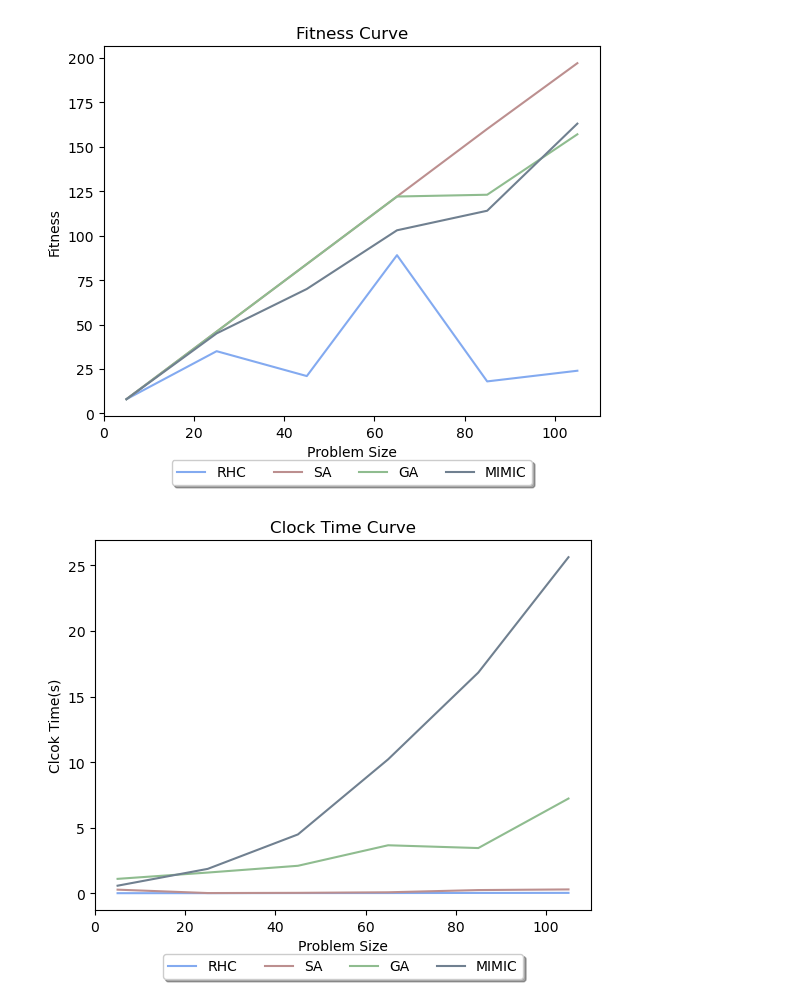
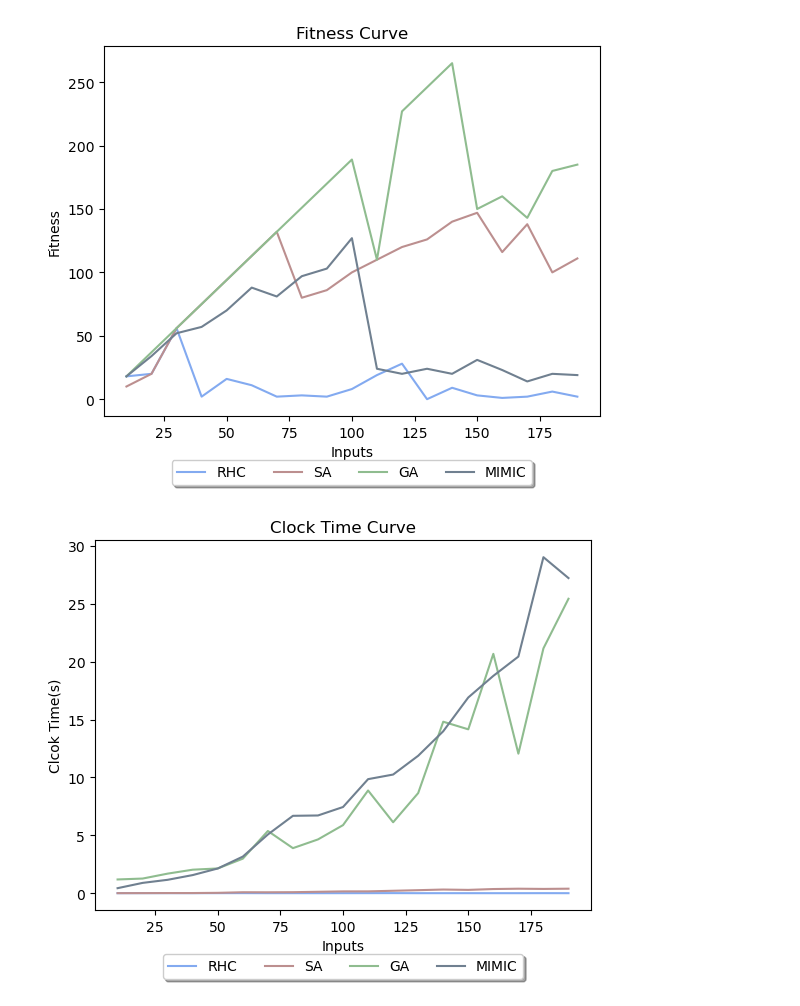
Before and after one commit to skirenekim/CS7641-Machine-Learning, a Jupyter notebook: HW2/main.ipynb, the cells around one changed output. Cells and saved outputs as stored; diff of their text form; code cells hidden in the pictures.

```diff
--- a/HW2/main.ipynb
+++ b/HW2/main.ipynb
@@ -32,26 +33,23 @@ sa_time = []
 ga_time = []
 mimic_time = []
 # %%
-flipflop_range = range(10,180,10)
-fourpeaks_range = range(5,100,20)
-continuouspeak_range = range(5,125,20)
+flipflop_range =  range(10, 200, 10)
+fourpeaks_range = range(10, 200, 10)
+continuouspeak_range = range(10, 200, 10)
+knapsack_range = range(10, 200, 10)
 
 ### Change the target variable to the current problem for plotting ###
-# FlipFlop, FourPeaks, ContinuousPeaks
-target_range = continuouspeak_range
-fitness = ContinuousPeaks
+# FlipFlop, FourPeaks, ContinuousPeaks, knapsack
+target_range = fourpeaks_range
+fitness = FourPeaks
 
 ### Change the target_name to the problem set you are working on: ###
-# FlipFlop_, FourPeaks_, ContinuousPeaks_
-target_name = str('ContinuousPeaks_')
+# FlipFlop_, FourPeaks_, ContinuousPeaks_ , Knapsack_
+target_name = str('FourPeaks_')
 # %%
-# max_attempts = 10
-# max_iters = 2000
-# pop_size = 300
-
 max_attempts = 100
 max_iters = 10000
-pop_size = 500
+pop_size = 200
 
 for i in target_range:
 	problem = DiscreteOpt(length = i, fitness_fn = fitness, maximize = True, max_val = 2)
@@ -104,27 +102,27 @@ mimic_time = np.array(mimic_time)
 # %%
 plt.figure()
 plt.plot(target_range, rhc_fitness, label = 'RHC', color = 'cornflowerblue', alpha = 0.8)
 plt.plot(target_range, sa_fitness, label = 'SA', color= 'rosybrown')
 plt.plot(target_range, ga_fitness, label = 'GA', color = 'darkseagreen')
 plt.plot(target_range, mimic_fitness, label = 'MIMIC', color = 'slategrey')
 plt.title('Fitness Curve')
-plt.xlabel('Problem Size')
+plt.xlabel('Inputs')
 plt.ylabel('Fitness')
 plt.legend(loc='upper center', bbox_to_anchor=(0.5, -0.1), fancybox=True, shadow=True, ncol=4)
 plt.savefig(target_name + 'all_opt_fitness.png', bbox_inches="tight")
 
 plt.figure()
 plt.plot(target_range, rhc_time, label = 'RHC', color = 'cornflowerblue', alpha = 0.8)
 plt.plot(target_range, sa_time, label = 'SA', color= 'rosybrown')
 plt.plot(target_range, ga_time, label = 'GA', color = 'darkseagreen')
 plt.plot(target_range, mimic_time, label = 'MIMIC', color = 'slategrey')
 plt.title('Clock Time Curve')
 plt.legend(loc='upper center', bbox_to_anchor=(0.5, -0.1), fancybox=True, shadow=True, ncol=4)
-plt.xlabel('Problem Size')
+plt.xlabel('Inputs')
 plt.ylabel('Clcok Time(s)')
 plt.savefig(target_name + 'clocktime.png', bbox_inches="tight")
 # %% [output]
-[figure, old version]
+[figure, new version]
-[figure, old version]
+[figure, new version]
 # %%
 ## Plot change with respect to iterations
```
Also changed, not shown: parts of 3 cells of this notebook, 41 other files.
